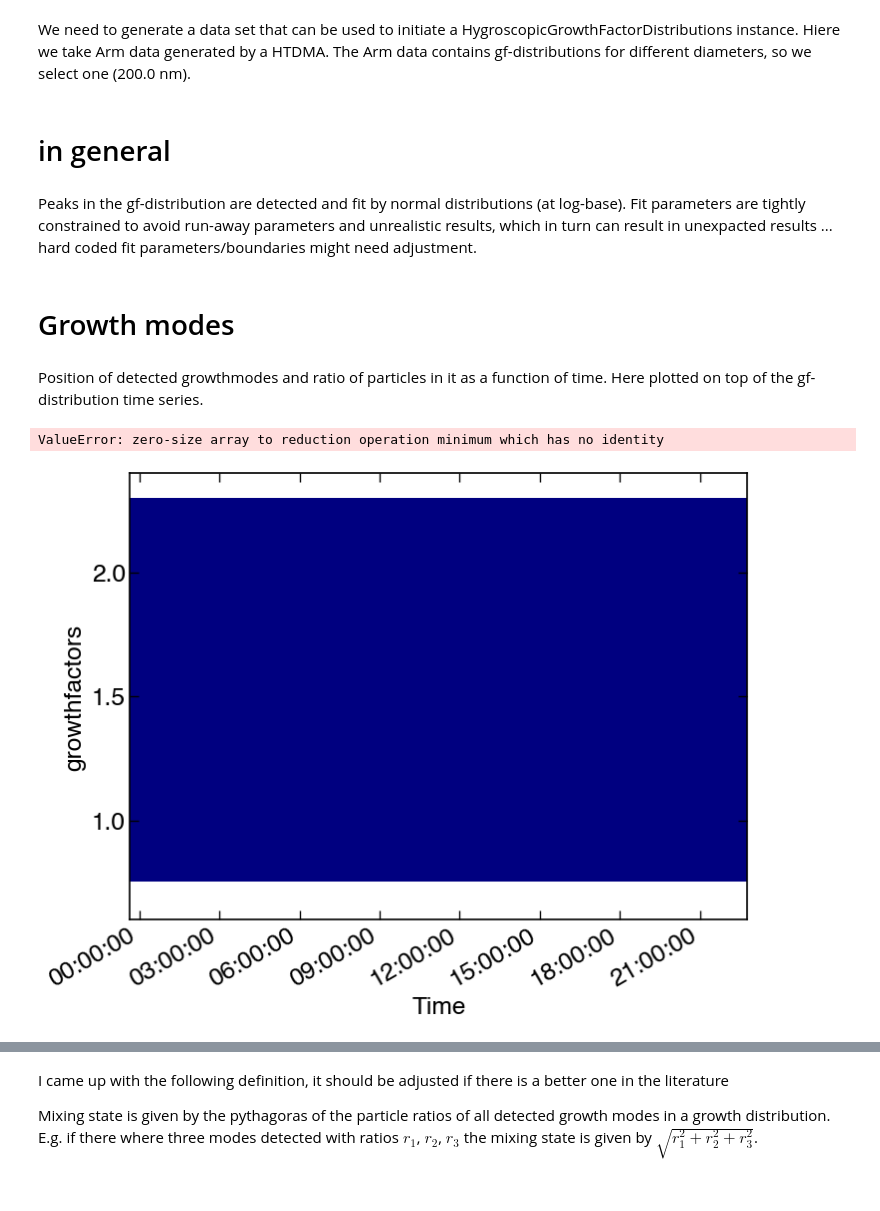
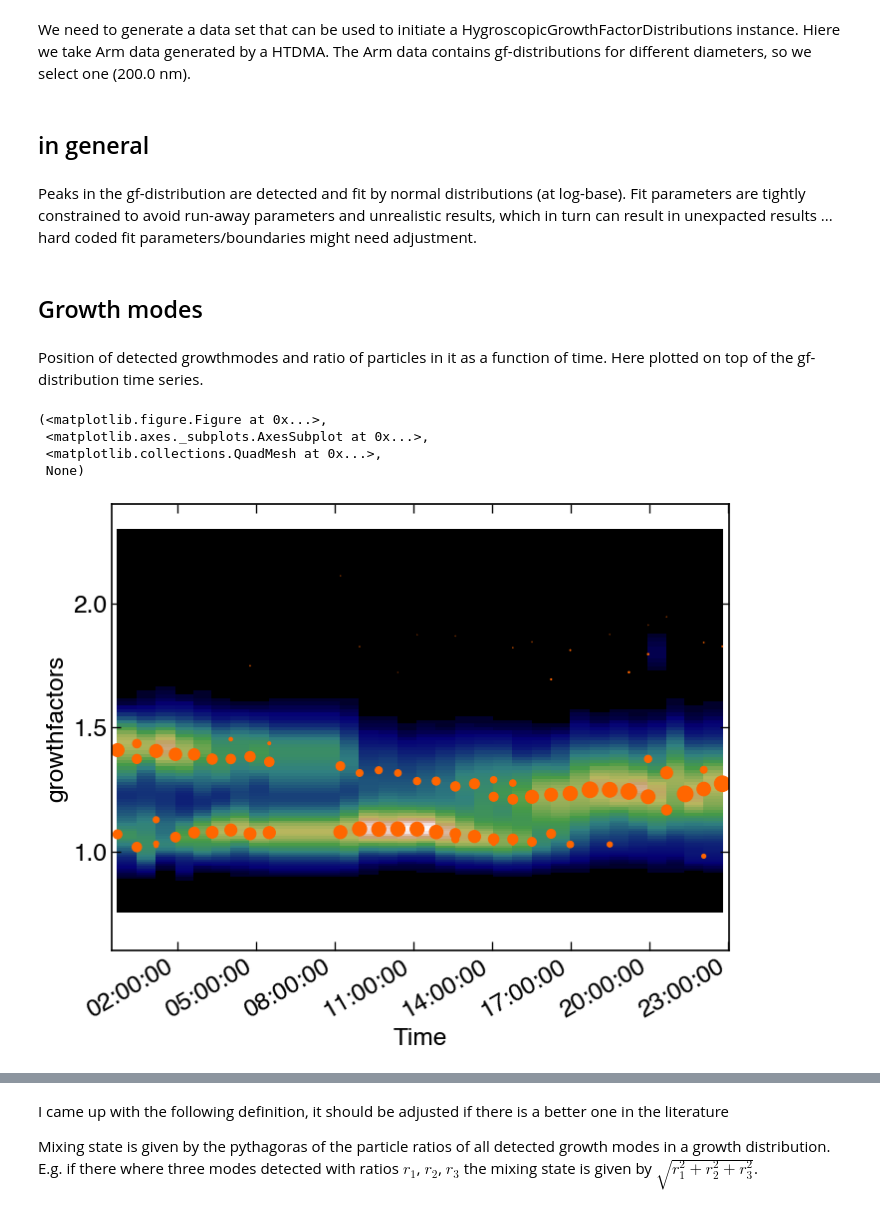
Before and after one commit to wblumberg/atm-py, a Jupyter notebook: examples/aerosols_pysics_hygroscopicity.ipynb, the cells around one changed output, grey strips where cells are left out. Saved outputs shown, nothing was run; the diff lists cells and outputs as text; code cells hidden in the pictures.

```diff
--- a/examples/aerosols_pysics_hygroscopicity.ipynb
+++ b/examples/aerosols_pysics_hygroscopicity.ipynb
@@ -15,18 +15,24 @@ fname = '/Users/htelg/data/ARM/SGP/tdmahyg/sgptdmahygC1.b1.20111121.002408.cdf'
 out = arm.read_netCDF(fname, data_quality= 'patchy', leave_cdf_open= False)
 # %% [markdown]
-# in general
+## in general
 # %% [markdown]
 Peaks in the gf-distribution are detected and fit by normal distributions (at log-base). Fit parameters are tightly constrained to avoid run-away parameters and unrealistic results, which in turn can result in unexpacted results ... hard coded fit parameters/boundaries might need adjustment.
 # %% [markdown]
-# Growth modes
+## Growth modes
 # %% [markdown]
 Position of detected growthmodes and ratio of particles in it as a function of time. Here plotted on top of the gf-distribution time series.
 # %%
+fname = '/Users/htelg/data/ARM/SGP/tdmahyg/sgptdmahygC1.b1.20120228.002857.cdf'
+out = arm.read_netCDF(fname, data_quality= 'patchy', leave_cdf_open= False)
+
 # %%debug --breakpoint /Users/htelg/prog/atm-py/atmPy/aerosols/physics/hygroscopicity.py:523
-out.hyg_distributions_d200nm.plot(growth_modes=False)
+out.hyg_distributions_d200nm.plot(growth_modes=True)
 # %% [output]
-ValueError: zero-size array to reduction operation minimum which has no identity
+(<matplotlib.figure.Figure at 0x...>,
+ <matplotlib.axes._subplots.AxesSubplot at 0x...>,
+ <matplotlib.collections.QuadMesh at 0x...>,
+ None)
-[figure, old version]
+[figure, new version]
 # %%
 out.hyg_distributions_d200nm.growth_modes_kappa.plot(ls = '', marker = 'o')
 # %% [output]
```
Also changed, not shown: parts of 17 cells of this notebook, 5 other files.
